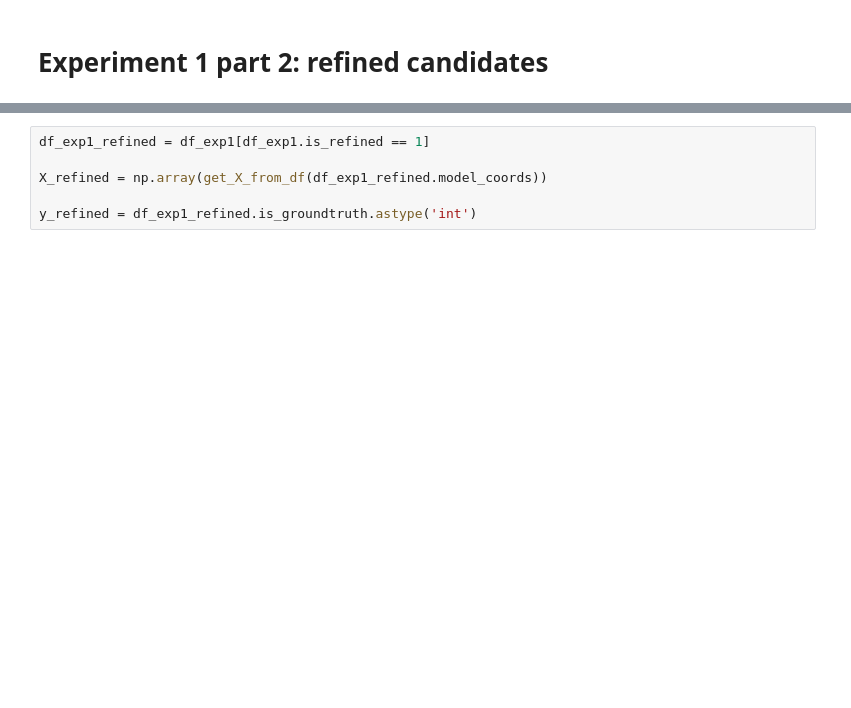
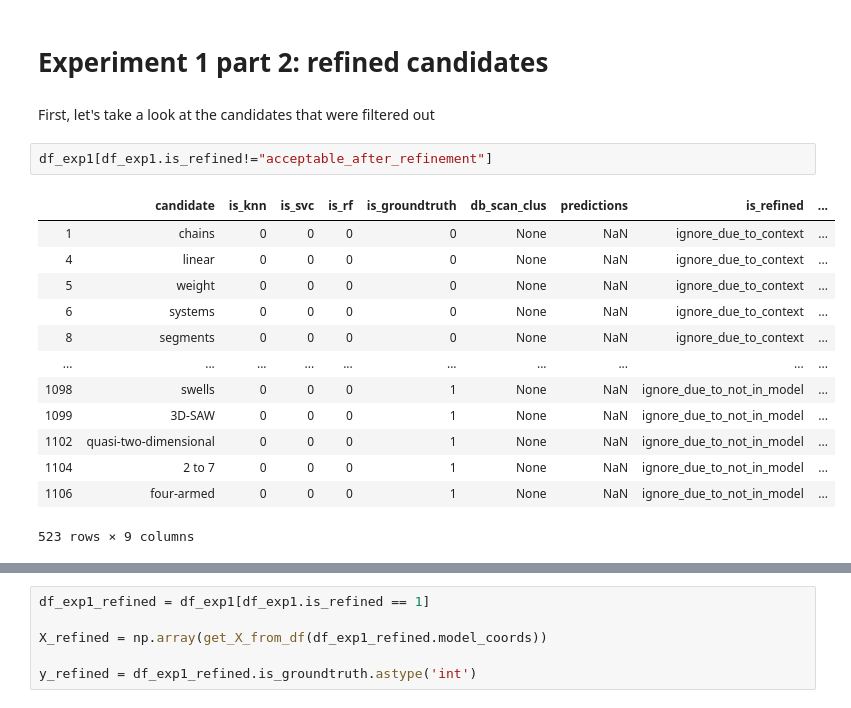
Before and after one commit to Dan195/WordEmbeddingNER-Cluster, a Jupyter notebook: ClassifyingWithClustering.ipynb, the cells around one changed output, grey strips where cells are left out. Drawn from its saved outputs; the diff is of its cells as text; blank space fills up the shorter version.

```diff
--- a/ClassifyingWithClustering.ipynb
+++ b/ClassifyingWithClustering.ipynb
@@ -663,3 +663,21 @@ Random Forest achieves the best F1 score of 0.391
         0])}
 # %% [markdown]
 <h1>Experiment 1 part 2: refined candidates</h1>
+# %% [markdown]
+First, let's take a look at the candidates that were filtered out
+# %%
+df_exp1[df_exp1.is_refined!="acceptable_after_refinement"]
+# %% [output]
+|  | candidate | is_knn | is_svc | is_rf | is_groundtruth | db_scan_clus | predictions | is_refined | ... |
+| 1 | chains | 0 | 0 | 0 | 0 | None | NaN | ignore_due_to_context | ... |
+| 4 | linear | 0 | 0 | 0 | 0 | None | NaN | ignore_due_to_context | ... |
+| 5 | weight | 0 | 0 | 0 | 0 | None | NaN | ignore_due_to_context | ... |
+| 6 | systems | 0 | 0 | 0 | 0 | None | NaN | ignore_due_to_context | ... |
+| 8 | segments | 0 | 0 | 0 | 0 | None | NaN | ignore_due_to_context | ... |
+| ... | ... | ... | ... | ... | ... | ... | ... | ... | ... |
+| 1098 | swells | 0 | 0 | 0 | 1 | None | NaN | ignore_due_to_not_in_model | ... |
+| 1099 | 3D-SAW | 0 | 0 | 0 | 1 | None | NaN | ignore_due_to_not_in_model | ... |
+| 1102 | quasi-two-dimensional | 0 | 0 | 0 | 1 | None | NaN | ignore_due_to_not_in_model | ... |
+| 1104 | 2 to 7 | 0 | 0 | 0 | 1 | None | NaN | ignore_due_to_not_in_model | ... |
+| 1106 | four-armed | 0 | 0 | 0 | 1 | None | NaN | ignore_due_to_not_in_model | ... |
+523 rows × 9 columns
```
Also changed, not shown: parts of 4 cells of this notebook.
